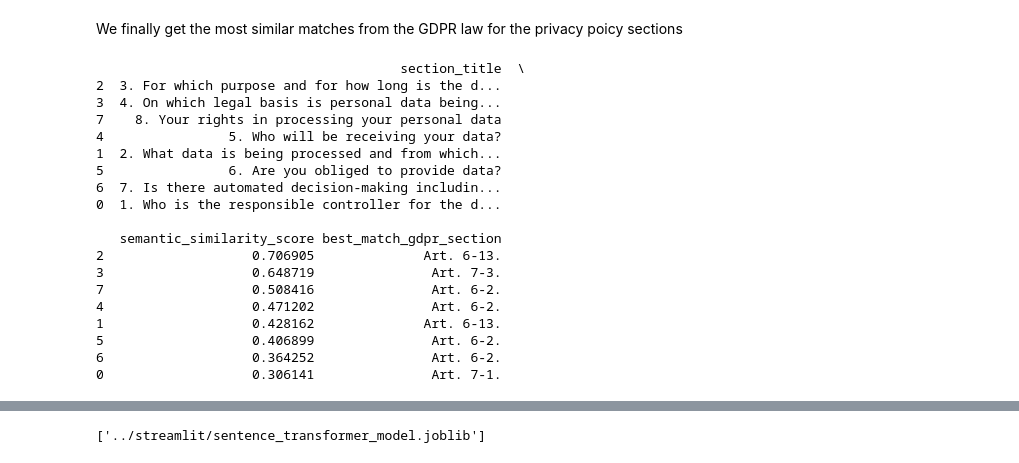
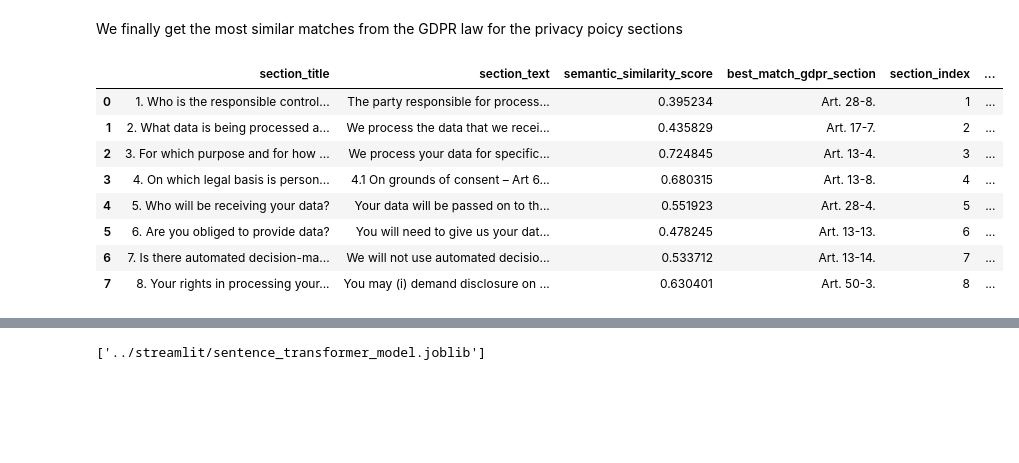
Before and after one commit to lenawilli/NPL_GDPR, a Jupyter notebook: SentenceTransformer/SentenceTransformer.ipynb, the cells around one changed output, grey strips where cells are left out. Drawn from its saved outputs; the diff is of its cells as text; code cells hidden in the pictures; blank space fills up the shorter version.

```diff
--- a/SentenceTransformer/SentenceTransformer.ipynb
+++ b/SentenceTransformer/SentenceTransformer.ipynb
@@ -116,25 +112,17 @@ We finally get the most similar matches from the GDPR law for the privacy poicy
 # %%
 ikea_df["semantic_similarity_score"] = sim_df.max(axis=1)
 ikea_df["best_match_gdpr_section"] = sim_df.idxmax(axis=1)
-
-print(ikea_df[["section_title", "semantic_similarity_score", "best_match_gdpr_section"]].sort_values(by="semantic_similarity_score", ascending=False))
-# %% [output]
-                                       section_title  \
-2  3. For which purpose and for how long is the d...
-3  4. On which legal basis is personal data being...
-7    8. Your rights in processing your personal data
-4                5. Who will be receiving your data?
-1  2. What data is being processed and from which...
-5                6. Are you obliged to provide data?
-6  7. Is there automated decision-making includin...
-0  1. Who is the responsible controller for the d...
-
-   semantic_similarity_score best_match_gdpr_section
-2                   0.706905              Art. 6-13.
-3                   0.648719               Art. 7-3.
-7                   0.508416               Art. 6-2.
-4                   0.471202               Art. 6-2.
-1                   0.428162              Art. 6-13.
-5                   0.406899               Art. 6-2.
-6                   0.364252               Art. 6-2.
-0                   0.306141               Art. 7-1.
+# %%
+ikea_df["section_index"] = ikea_df['section_title'].str.extract(r'^(\d+)\.')
+ikea_df["article_number"] = ikea_df["best_match_gdpr_section"].str.extract(r'Art\.\s*(\d+)').astype(int)
+ikea_df
+# %% [output]
+|  | section_title | section_text | semantic_similarity_score | best_match_gdpr_section | section_index | ... |
+| 0 | 1. Who is the responsible control... | The party responsible for process... | 0.395234 | Art. 28-8. | 1 | ... |
+| 1 | 2. What data is being processed a... | We process the data that we recei... | 0.435829 | Art. 17-7. | 2 | ... |
+| 2 | 3. For which purpose and for how ... | We process your data for specific... | 0.724845 | Art. 13-4. | 3 | ... |
+| 3 | 4. On which legal basis is person... | 4.1 On grounds of consent – Art 6... | 0.680315 | Art. 13-8. | 4 | ... |
+| 4 | 5. Who will be receiving your data? | Your data will be passed on to th... | 0.551923 | Art. 28-4. | 5 | ... |
+| 5 | 6. Are you obliged to provide data? | You will need to give us your dat... | 0.478245 | Art. 13-13. | 6 | ... |
+| 6 | 7. Is there automated decision-ma... | We will not use automated decisio... | 0.533712 | Art. 13-14. | 7 | ... |
+| 7 | 8. Your rights in processing your... | You may (i) demand disclosure on ... | 0.630401 | Art. 50-3. | 8 | ... |
```
Also changed, not shown: parts of 4 cells of this notebook, 14 other files.
